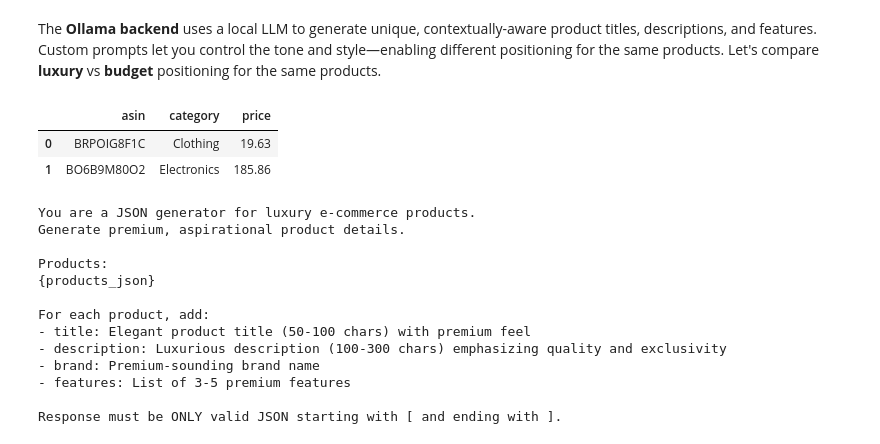
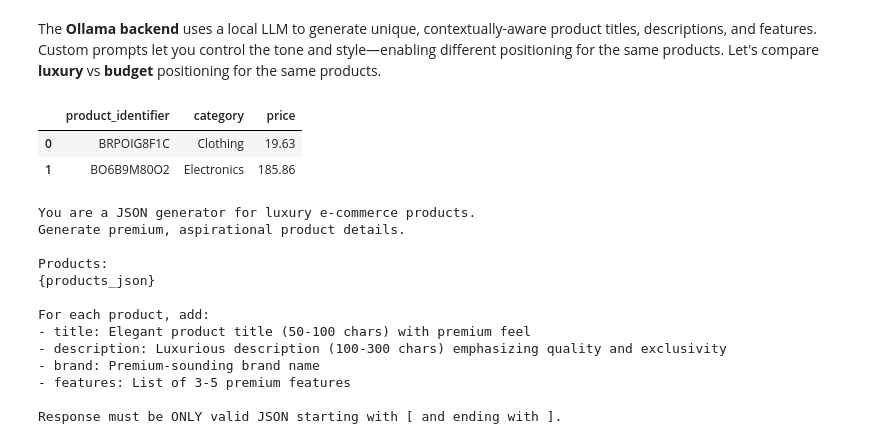
Before and after one commit to eisenhauerIO/courses-business-decisions, a Jupyter notebook: docs/source/understand-domain/02-catalog-ai/lecture.ipynb, the cells around one changed output. Drawn from its saved outputs; the diff is of its cells as text; code cells hidden in the pictures.

```diff
--- a/docs/source/understand-domain/02-catalog-ai/lecture.ipynb
+++ b/docs/source/understand-domain/02-catalog-ai/lecture.ipynb
@@ -29,13 +29,13 @@ The **Ollama backend** uses a local LLM to generate unique, contextually-aware p
 # %%
 # Generate base products
 job_info = simulate("config_simulation.yaml")
 products = load_job_results(job_info)["products"]
 
 # Select 2 for demonstration
-sample_products = products[["asin", "category", "price"]].head(2)
+sample_products = products[["product_identifier", "category", "price"]].head(2)
 sample_products
 # %% [output]
-|  | asin | category | price |
+|  | product_identifier | category | price |
 | 0 | BRPOIG8F1C | Clothing | 19.63 |
 | 1 | BO6B9M80O2 | Electronics | 185.86 |
 # %%
```
Also changed, not shown: parts of 2 cells of this notebook, 7 other files.
